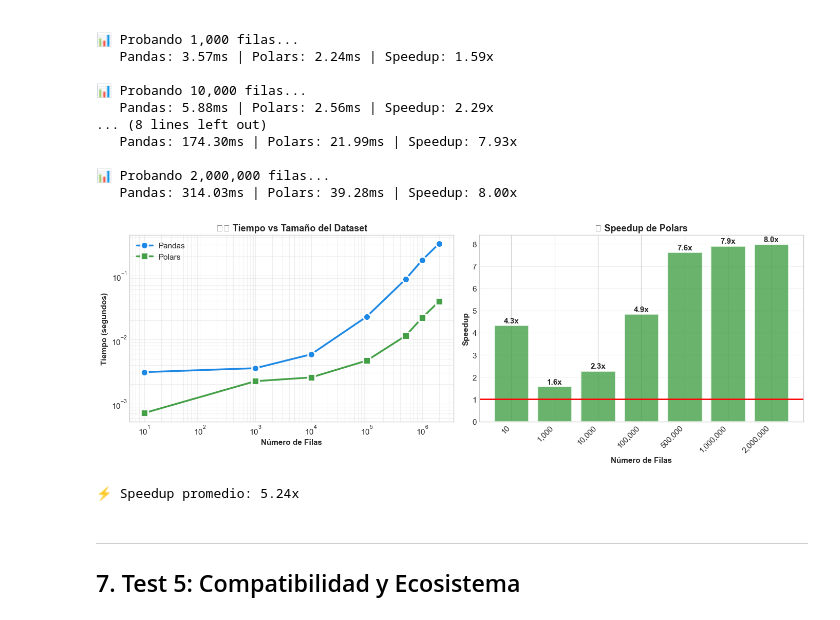
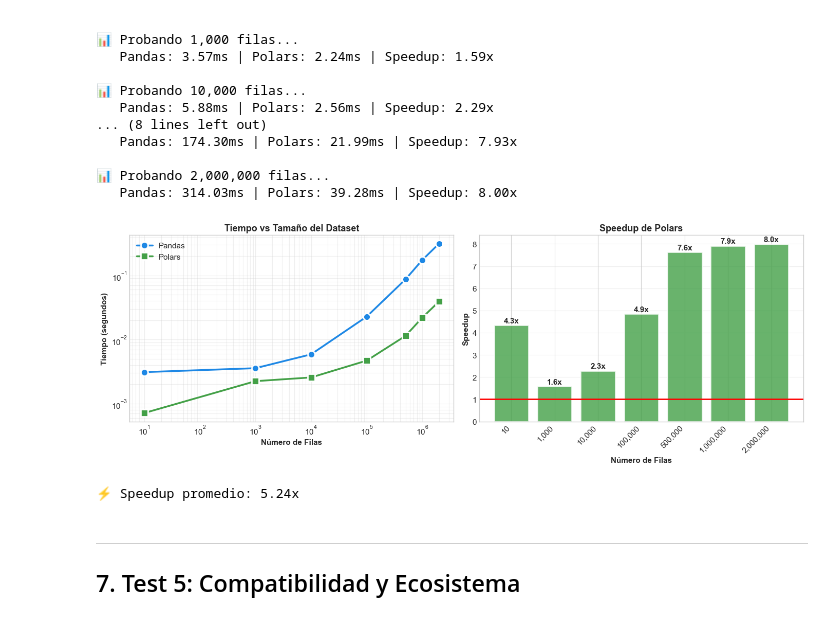
Before and after one commit to huayratoro/polars_benchmarks, a Jupyter notebook: benchmark_pandas_vs_polars.ipynb, the cells around one changed output. Cells and saved outputs as stored; diff of their text form; code cells hidden in the pictures.

```diff
--- a/benchmark_pandas_vs_polars.ipynb
+++ b/benchmark_pandas_vs_polars.ipynb
@@ -697,36 +697,36 @@ ax1 = axes[0]
 ax1.loglog(df_scale['Filas'], df_scale['Pandas'], 'o-', color=PANDAS_COLOR,
            linewidth=2.5, markersize=10, label='Pandas', markeredgecolor='white', markeredgewidth=2)
 ax1.loglog(df_scale['Filas'], df_scale['Polars'], 's-', color=POLARS_COLOR,
            linewidth=2.5, markersize=10, label='Polars', markeredgecolor='white', markeredgewidth=2)
 ax1.set_xlabel('Número de Filas', fontweight='bold')
 ax1.set_ylabel('Tiempo (segundos)', fontweight='bold')
-ax1.set_title('⏱️ Tiempo vs Tamaño del Dataset', fontweight='bold', fontsize=13)
+ax1.set_title('Tiempo vs Tamaño del Dataset', fontweight='bold', fontsize=13)
 ax1.legend(fontsize=11)
 ax1.grid(True, alpha=0.3, which='both')
 
 # Gráfico 2: Speedup
 ax2 = axes[1]
 colors = [POLARS_COLOR if s > 1 else PANDAS_COLOR for s in df_scale['Speedup']]
 bars = ax2.bar(range(len(df_scale)), df_scale['Speedup'], color=colors, alpha=0.8, edgecolor='white', linewidth=2)
 ax2.axhline(y=1, color='red', linestyle='-', linewidth=2)
 
 for i, (bar, val) in enumerate(zip(bars, df_scale['Speedup'])):
     ax2.text(bar.get_x() + bar.get_width()/2, bar.get_height() + 0.1,
              f'{val:.1f}x', ha='center', fontweight='bold')
 
 ax2.set_xlabel('Número de Filas', fontweight='bold')
 ax2.set_ylabel('Speedup', fontweight='bold')
-ax2.set_title('🚀 Speedup de Polars', fontweight='bold', fontsize=13)
+ax2.set_title('Speedup de Polars', fontweight='bold', fontsize=13)
 ax2.set_xticks(range(len(df_scale)))
 ax2.set_xticklabels([f'{r:,}' for r in df_scale['Filas']], rotation=45, ha='right')
 ax2.grid(True, alpha=0.3, axis='y')
 
 plt.tight_layout()
 plt.show()
 
 print(f"\n⚡ Speedup promedio: {df_scale['Speedup'].mean():.2f}x")
 # %% [output]
-[figure, old version]
+[figure, new version]
 ⚡ Speedup promedio: 5.24x
 # %% [markdown]
 ---
```
